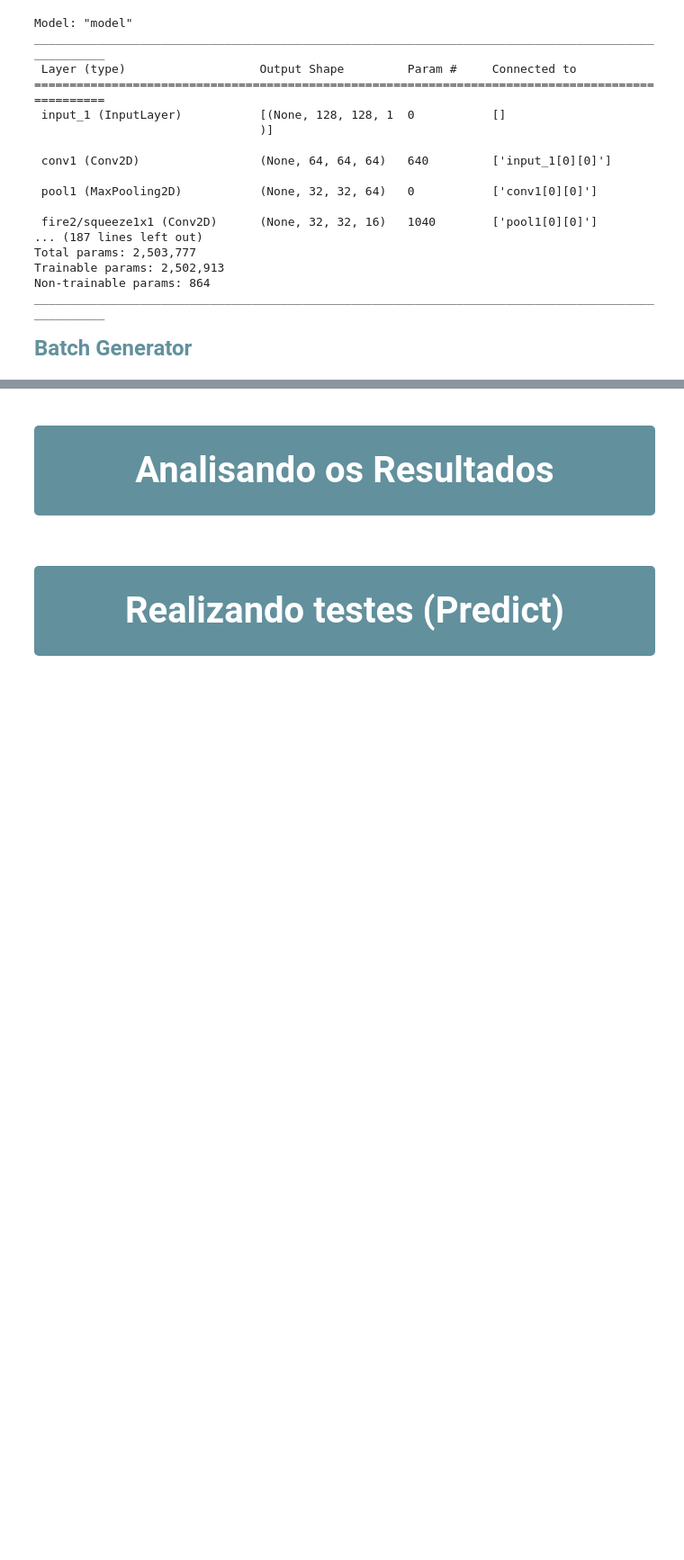
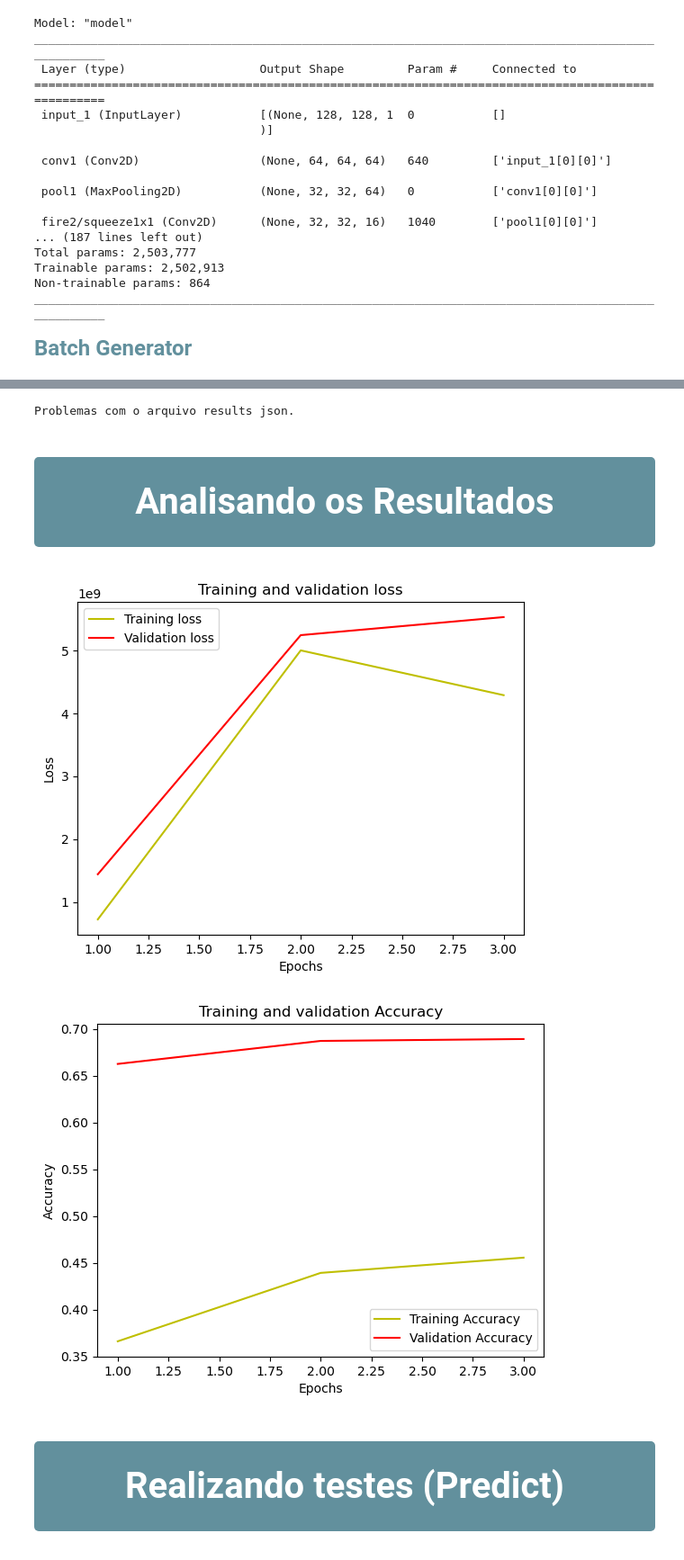
Before and after one commit to luddias/RoadMapper-UNET, a Jupyter notebook: multiclasses-unet.ipynb, the cells around one changed output, grey strips where cells are left out. Shown at 90% size. Cells and saved outputs as stored; diff of their text form; code cells hidden in the pictures; blank space fills up the shorter version.

Commit message:
Kaggle Notebook | Multiclasses-UNET | Version 8

```diff
--- a/multiclasses-unet.ipynb
+++ b/multiclasses-unet.ipynb
@@ -592,15 +615,15 @@ import numpy as np
 
 from keras.models import Sequential
 from keras.layers import Dense, Activation
-batch_size = 15
-nb_epoch = 10
+batch_size = 8
+nb_epoch = 3
 
 # Objetos gerados para treino e validação
-steps_per_epoch=np.ceil(7000/batch_size)
-validation_steps=np.ceil(3000/batch_size)
+steps_per_epoch=np.ceil(2000/batch_size)
+validation_steps=np.ceil(400/batch_size)
 
-my_training_batch_generator = batch_generator('/kaggle/input/road-mapper-dataset-csv/train_data.csv', 16,steps_per_epoch)
-my_validation_batch_generator = batch_generator('/kaggle/input/road-mapper-dataset-csv/train_data.csv', 16,validation_steps)
+my_training_batch_generator = batch_generator('/kaggle/input/road-mapper-dataset-csv/train_data.csv', batch_size,steps_per_epoch)
+my_validation_batch_generator = batch_generator('/kaggle/input/road-mapper-dataset-csv/test_data.csv', batch_size,validation_steps)
 # %%
 
 
@@ -654,10 +661,12 @@ except:
 import pickle
 try:
     arquivo = open("results.json", "w")
-    json.dump(results, arquivo, indent=4)
+    json.dump(history, arquivo, indent=4)
     arquivo.close()
 except:
     print("Problemas com o arquivo results json.")
+# %% [output]
+Problemas com o arquivo results json.
 # %%
 import os
 import subprocess
@@ -680,26 +689,29 @@ download_file('/kaggle/working', 'out')
 # %%
 
 loss = history.history['loss']
 val_loss = history.history['val_loss']
 epochs = range(1, len(loss) + 1)
 plt.plot(epochs, loss, 'y', label='Training loss')
 plt.plot(epochs, val_loss, 'r', label='Validation loss')
 plt.title('Training and validation loss')
 plt.xlabel('Epochs')
 plt.ylabel('Loss')
 plt.legend()
 plt.show()
 
-acc = history.history['accuracy']
-val_acc = history.history['val_accuracy']
+acc = history.history['categorical_accuracy']
+val_acc = history.history['val_categorical_accuracy']
 
 plt.plot(epochs, acc, 'y', label='Training Accuracy')
 plt.plot(epochs, val_acc, 'r', label='Validation Accuracy')
 plt.title('Training and validation Accuracy')
 plt.xlabel('Epochs')
 plt.ylabel('Accuracy')
 plt.legend()
 plt.show()
+# %% [output]
+[figure, added]
+[figure, added]
 # %%
 # Load do modelo salvo
 from keras.models import load_model
```
Also changed, not shown: parts of 5 cells of this notebook.
